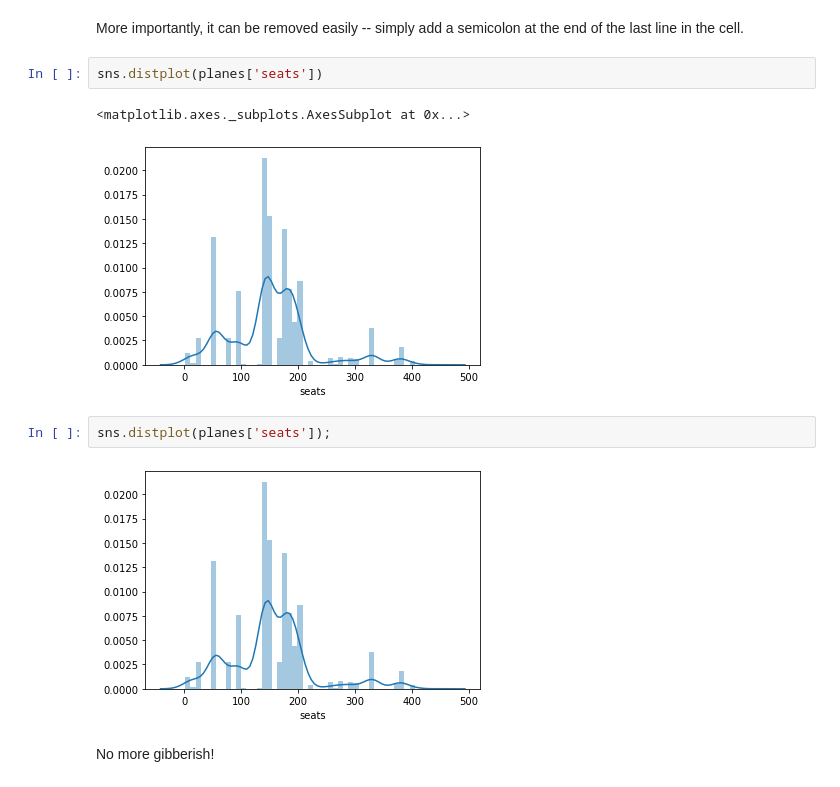
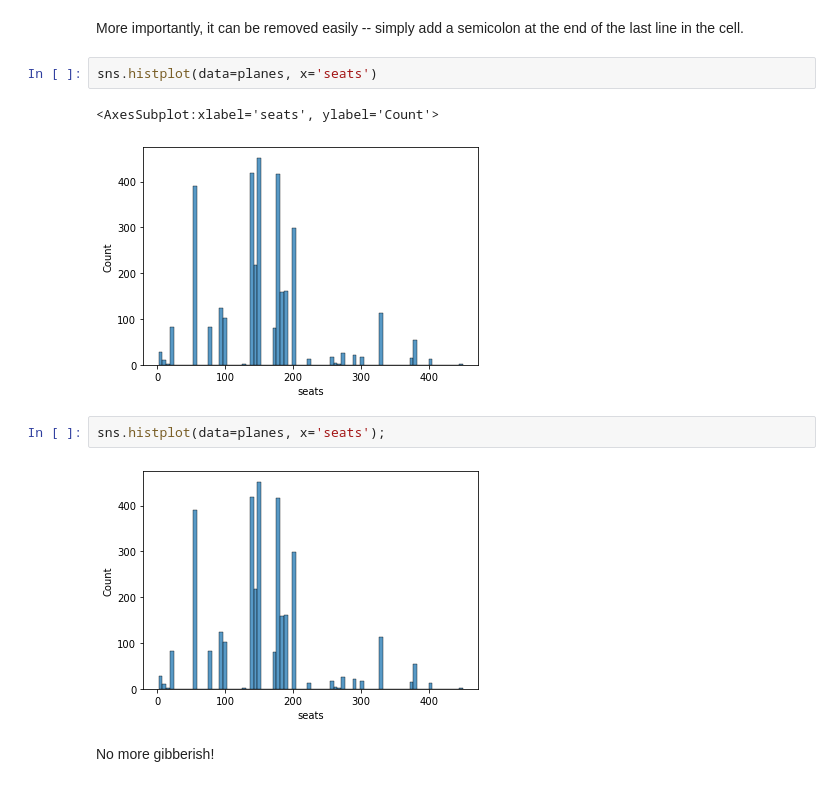
Before and after one commit to uc-python/intro-python-datasci, a Jupyter notebook: notebooks/12-Visualizing-Data.ipynb, the cells around one changed output. Drawn from its saved outputs; the diff is of its cells as text.

```diff
--- a/notebooks/12-Visualizing-Data.ipynb
+++ b/notebooks/12-Visualizing-Data.ipynb
@@ -233,14 +229,14 @@ This may look like gibberish, but it's actually a reference to the object in whi
 # %% [markdown]
 More importantly, it can be removed easily -- simply add a semicolon at the end of the last line in the cell.
 # %%
-sns.distplot(planes['seats'])
+sns.histplot(data=planes, x='seats')
 # %% [output]
-<matplotlib.axes._subplots.AxesSubplot at 0x...>
+<AxesSubplot:xlabel='seats', ylabel='Count'>
-[figure, old version]
+[figure, new version]
 # %%
-sns.distplot(planes['seats']);
+sns.histplot(data=planes, x='seats');
 # %% [output]
-[figure, old version]
+[figure, new version]
 # %% [markdown]
 No more gibberish!
 # %% [markdown]
```
Also changed, not shown: parts of 27 cells of this notebook.
